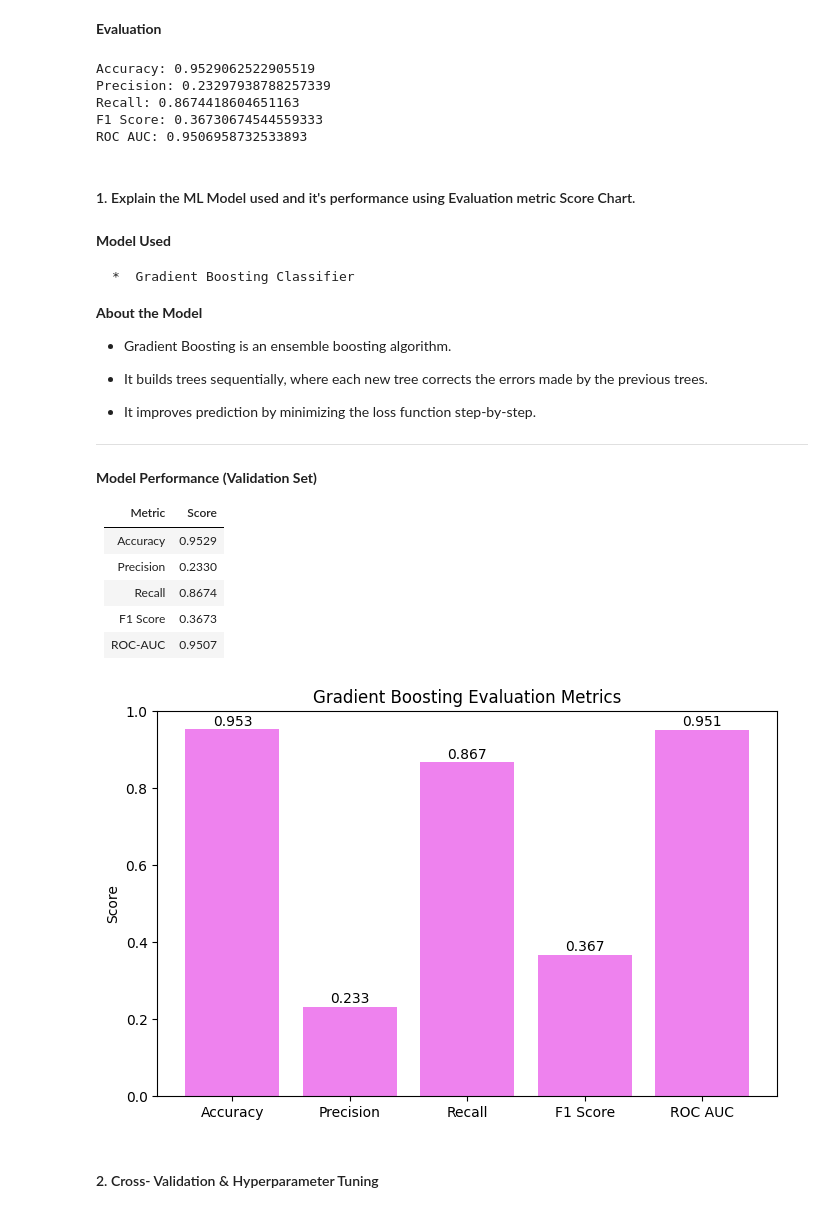
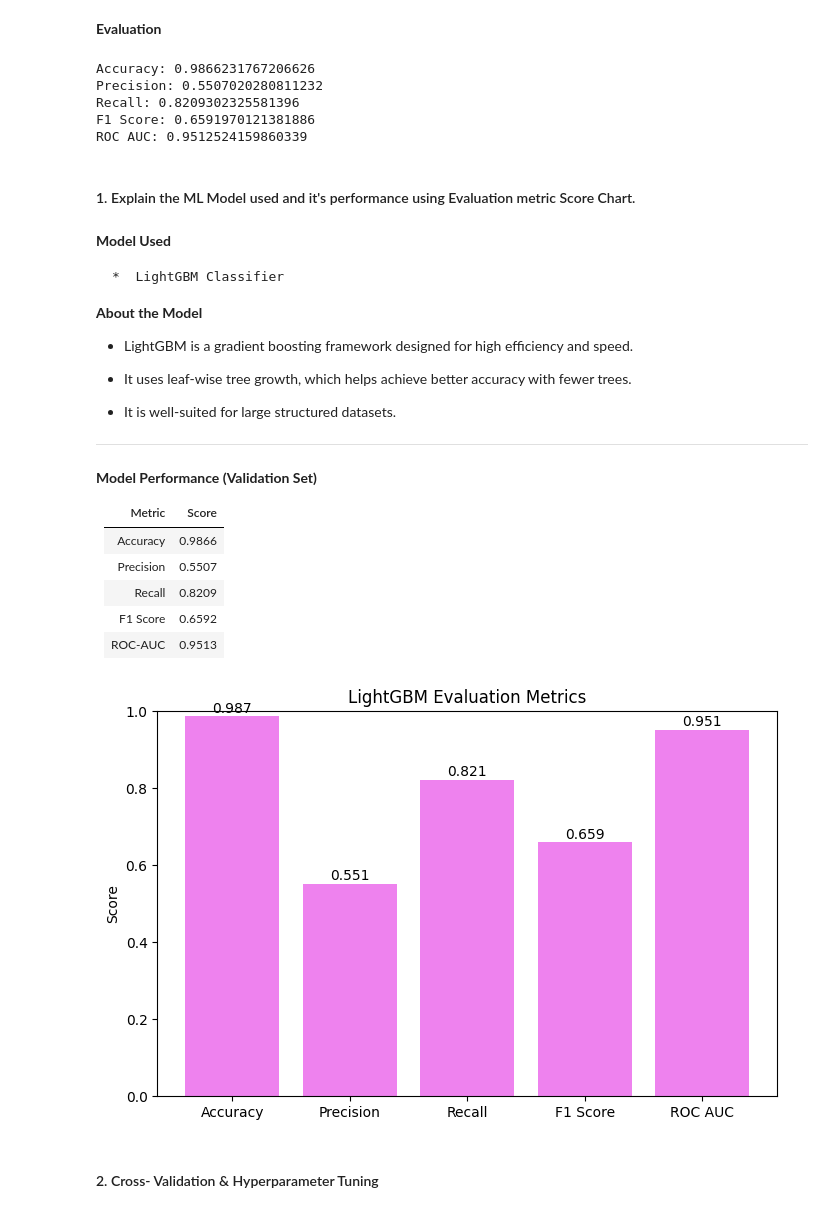
Before and after one commit to Sagarjain93/Machine-Learning-Portfolio, a Jupyter notebook: 03_ML_Practice/Tata_Steel_Machine_Failure_Prediction/02_notebooks/03_machine_learning.ipynb, the cells around one changed output. Saved outputs shown, nothing was run; the diff lists cells and outputs as text; code cells hidden in the pictures.

```diff
--- a/03_ML_Practice/Tata_Steel_Machine_Failure_Prediction/02_notebooks/03_machine_learning.ipynb
+++ b/03_ML_Practice/Tata_Steel_Machine_Failure_Prediction/02_notebooks/03_machine_learning.ipynb
@@ -2732,10 +2733,10 @@ plt.show()
 # %%
-# ML Model - 3 Implementation
-gb_model = GradientBoostingClassifier(random_state=42)
+# ML Model - 5 Implementation
+lgbm_model = LGBMClassifier(random_state=42)
 
 # Fit the Algorithm
-gb_model.fit(X_train_balanced, y_train_balanced)
+lgbm_model.fit(X_train_balanced, y_train_balanced)
 
 # Predict on the model
-y_pred_gb = gb_model.predict(X_val)
-y_pred_proba_gb = gb_model.predict_proba(X_val)[:,1]
+y_pred_lgb = lgbm_model.predict(X_val)
+y_pred_proba_lgb = lgbm_model.predict_proba(X_val)[:,1]
@@ -2742,37 +2750,37 @@ y_pred_proba_gb = gb_model.predict_proba(X_val)[:,1]
 # %% [markdown]
 **Evaluation**
 # %%
-accuracy_gb = accuracy_score(y_val, y_pred_gb)
-precision_gb = precision_score(y_val, y_pred_gb)
-recall_gb = recall_score(y_val, y_pred_gb)
-f1_gb = f1_score(y_val, y_pred_gb)
-roc_auc_gb = roc_auc_score(y_val, y_pred_proba_gb)
+accuracy_lgb = accuracy_score(y_val, y_pred_lgb)
+precision_lgb = precision_score(y_val, y_pred_lgb)
+recall_lgb = recall_score(y_val, y_pred_lgb)
+f1_lgb = f1_score(y_val, y_pred_lgb)
+roc_auc_lgb = roc_auc_score(y_val, y_pred_proba_lgb)
 
-print("Accuracy:", accuracy_gb)
-print("Precision:", precision_gb)
-print("Recall:", recall_gb)
-print("F1 Score:", f1_gb)
-print("ROC AUC:", roc_auc_gb)
+print("Accuracy:", accuracy_lgb)
+print("Precision:", precision_lgb)
+print("Recall:", recall_lgb)
+print("F1 Score:", f1_lgb)
+print("ROC AUC:", roc_auc_lgb)
 # %% [output]
-Accuracy: 0.9529062522905519
-Precision: 0.23297938788257339
-Recall: 0.8674418604651163
-F1 Score: 0.36730674544559333
-ROC AUC: 0.9506958732533893
+Accuracy: 0.9866231767206626
+Precision: 0.5507020280811232
+Recall: 0.8209302325581396
+F1 Score: 0.6591970121381886
+ROC AUC: 0.9512524159860339
 # %% [markdown]
 #### 1. Explain the ML Model used and it's performance using Evaluation metric Score Chart.
 # %% [markdown]
 **Model Used**
 
-    *  Gradient Boosting Classifier
+    *  LightGBM Classifier
 
 **About the Model**
 
-*  Gradient Boosting is an ensemble boosting algorithm.
+*  LightGBM is a gradient boosting framework designed for high efficiency and speed.
 
-*  It builds trees sequentially, where each new tree corrects the errors made by the previous trees.
+*  It uses leaf-wise tree growth, which helps achieve better accuracy with fewer trees.
 
-*  It improves prediction by minimizing the loss function step-by-step.
+*  It is well-suited for large structured datasets.
 
 ---
 
@@ -2780,28 +2788,28 @@ ROC AUC: 0.9506958732533893
 
 | Metric    | Score  |
 | --------- | ------ |
-| Accuracy  | 0.9529 |
-| Precision | 0.2330 |
-| Recall    | 0.8674 |
-| F1 Score  | 0.3673 |
-| ROC-AUC   | 0.9507 |
+| Accuracy  | 0.9866 |
+| Precision | 0.5507 |
+| Recall    | 0.8209 |
+| F1 Score  | 0.6592 |
+| ROC-AUC   | 0.9513 |
 # %%
 # Visualizing evaluation Metric Score chart
 metrics = ['Accuracy','Precision','Recall','F1 Score','ROC AUC']
-scores_gb = [accuracy_gb, precision_gb, recall_gb, f1_gb, roc_auc_gb]
+scores_lgb = [accuracy_lgb, precision_lgb, recall_lgb, f1_lgb, roc_auc_lgb]
 
 plt.figure(figsize=(8,5))
-plt.bar(metrics, scores_gb, color='violet')
+plt.bar(metrics, scores_lgb, color='violet')
 
-for i, v in enumerate(scores_gb):
+for i, v in enumerate(scores_lgb):
     plt.text(i, v + 0.01, round(v,3), ha='center')
 
 plt.ylim(0,1)
-plt.title("Gradient Boosting Evaluation Metrics")
+plt.title("LightGBM Evaluation Metrics")
 plt.ylabel("Score")
 plt.show()
 # %% [output]
-[figure, old version]
+[figure, new version]
 # %% [markdown]
 #### 2. Cross- Validation & Hyperparameter Tuning
 # %% [markdown]
```
Also changed, not shown: parts of 8 cells of this notebook.
